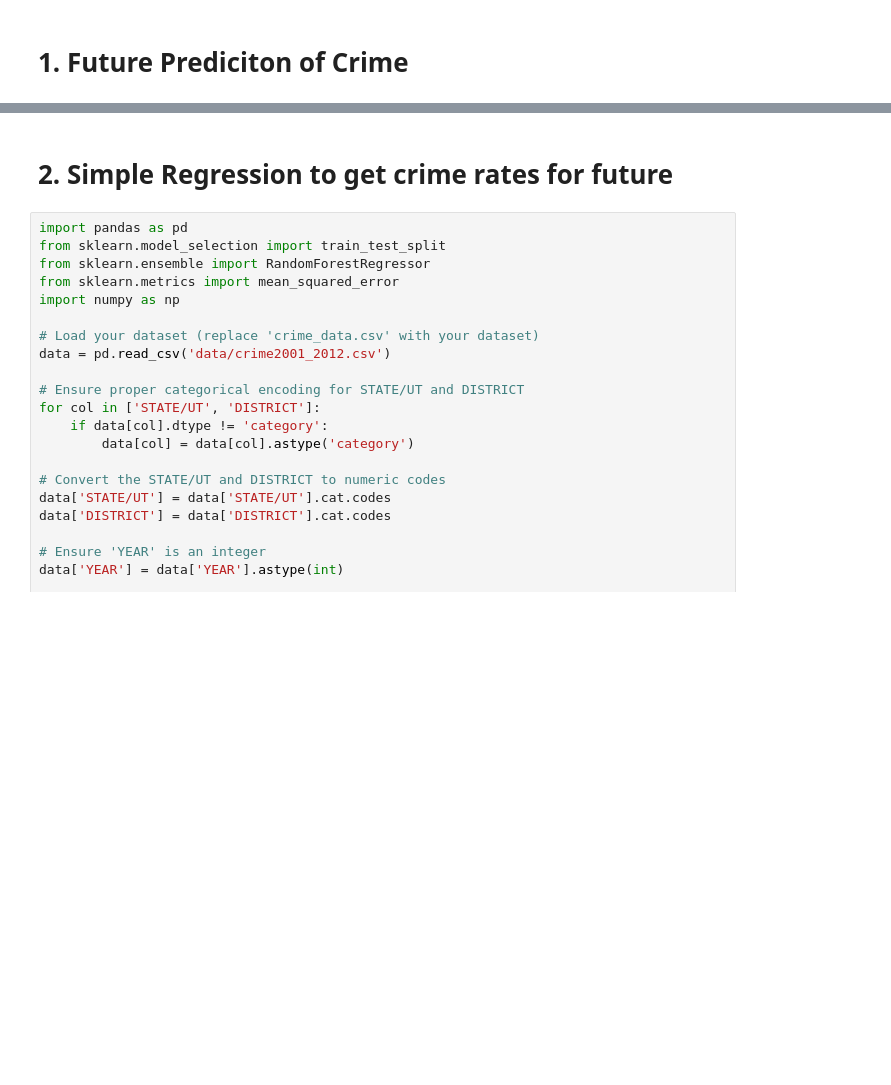
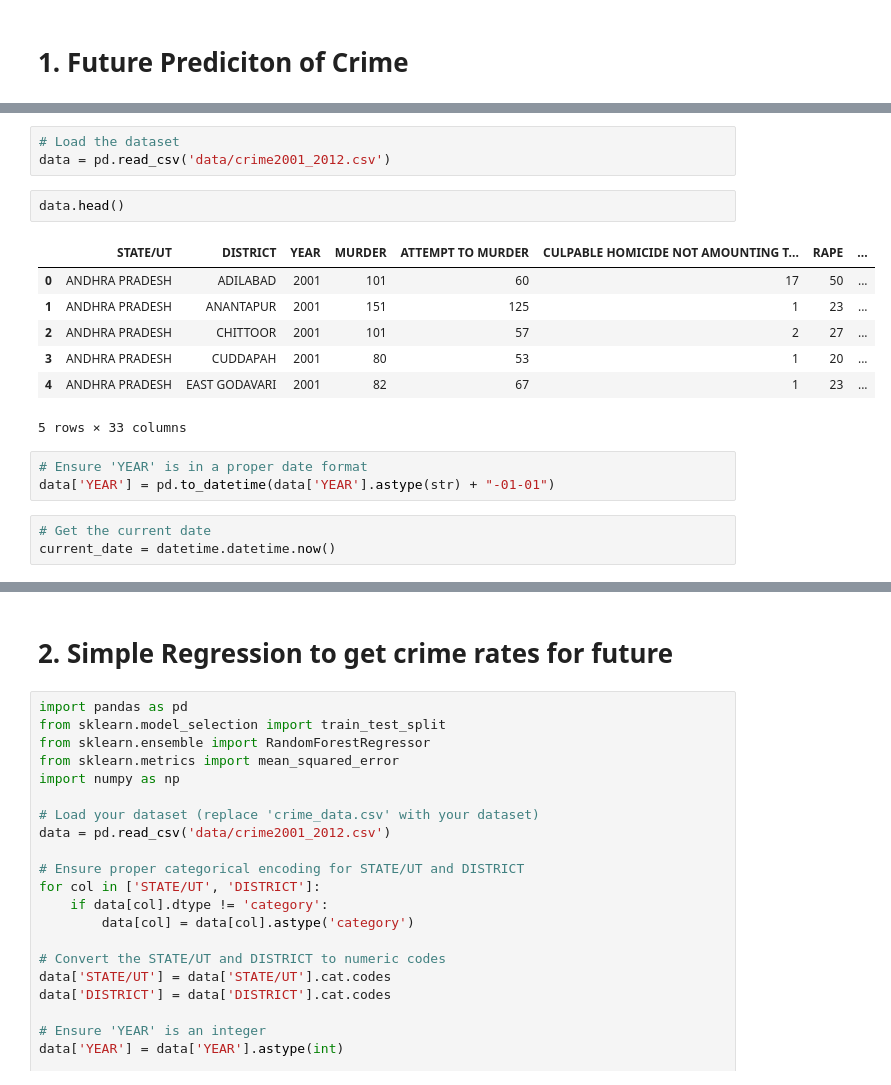
Before and after one commit to Prithvi2310/CrimeHawk, a Jupyter notebook: main.ipynb, the cells around one changed output, grey strips where cells are left out. Cells and saved outputs as stored; diff of their text form; blank space fills up the shorter version.

```diff
--- a/main.ipynb
+++ b/main.ipynb
@@ -58,0 +12,19 @@ plt.show()
+# %%
+# Load the dataset
+data = pd.read_csv('data/crime2001_2012.csv')
+# %%
+data.head()
+# %% [output]
+|  | STATE/UT | DISTRICT | YEAR | MURDER | ATTEMPT TO MURDER | CULPABLE HOMICIDE NOT AMOUNTING T... | RAPE | ... |
+| 0 | ANDHRA PRADESH | ADILABAD | 2001 | 101 | 60 | 17 | 50 | ... |
+| 1 | ANDHRA PRADESH | ANANTAPUR | 2001 | 151 | 125 | 1 | 23 | ... |
+| 2 | ANDHRA PRADESH | CHITTOOR | 2001 | 101 | 57 | 2 | 27 | ... |
+| 3 | ANDHRA PRADESH | CUDDAPAH | 2001 | 80 | 53 | 1 | 20 | ... |
+| 4 | ANDHRA PRADESH | EAST GODAVARI | 2001 | 82 | 67 | 1 | 23 | ... |
+5 rows × 33 columns
+# %%
+# Ensure 'YEAR' is in a proper date format
+data['YEAR'] = pd.to_datetime(data['YEAR'].astype(str) + "-01-01")
+# %%
+# Get the current date
+current_date = datetime.datetime.now()
```
Also changed, not shown: parts of 9 cells of this notebook.
